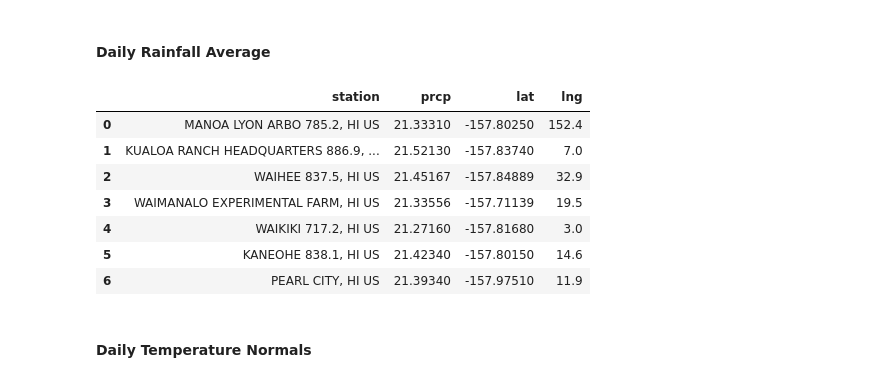
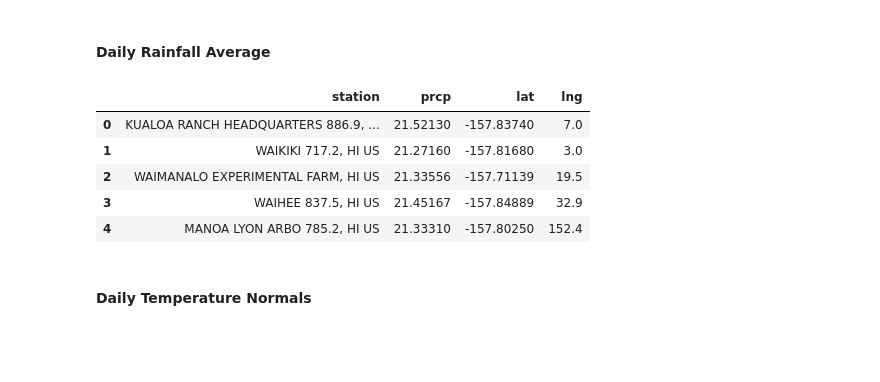
Before and after one commit to SJackson7/Surfs_Up, a Jupyter notebook: trip.ipynb, the cells around one changed output. Drawn from its saved outputs; the diff is of its cells as text; code cells hidden in the pictures; blank space fills up the shorter version.

```diff
--- a/trip.ipynb
+++ b/trip.ipynb
@@ -91,23 +91,22 @@ plt.show()
 # %%
 # calculating the total amount of rainfall per weather station for trip dates using the previous year's matching dates.
 # sorted in descending order by precipitation amount and list the station, name, latitude, longitude, and elevation
 sel = [station.name, station.latitude, station.longitude, station.elevation]
-precip_data = session.query(*sel).filter(measurement.station == station.station )\
-                       .filter(measurement.date.between('2016-08-07','2017-08-07'))\
+precip_data = session.query(*sel).filter(station.station == measurement.station )\
+                       .filter(measurement.date >= '2017-08-01')\
+                       .filter(measurement.date <= '2017-08-07')\
                        .group_by(measurement.station)\
                        .order_by(measurement.prcp.desc()).all()
 
 precip_df = me.DataFrame(precip_data, columns=['station','prcp','lat','lng'])
 precip_df
 # %% [output]
 |  | station | prcp | lat | lng |
-| 0 | MANOA LYON ARBO 785.2, HI US | 21.33310 | -157.80250 | 152.4 |
-| 1 | KUALOA RANCH HEADQUARTERS 886.9, ... | 21.52130 | -157.83740 | 7.0 |
-| 2 | WAIHEE 837.5, HI US | 21.45167 | -157.84889 | 32.9 |
-| 3 | WAIMANALO EXPERIMENTAL FARM, HI US | 21.33556 | -157.71139 | 19.5 |
-| 4 | WAIKIKI 717.2, HI US | 21.27160 | -157.81680 | 3.0 |
-| 5 | KANEOHE 838.1, HI US | 21.42340 | -157.80150 | 14.6 |
-| 6 | PEARL CITY, HI US | 21.39340 | -157.97510 | 11.9 |
+| 0 | KUALOA RANCH HEADQUARTERS 886.9, ... | 21.52130 | -157.83740 | 7.0 |
+| 1 | WAIKIKI 717.2, HI US | 21.27160 | -157.81680 | 3.0 |
+| 2 | WAIMANALO EXPERIMENTAL FARM, HI US | 21.33556 | -157.71139 | 19.5 |
+| 3 | WAIHEE 837.5, HI US | 21.45167 | -157.84889 | 32.9 |
+| 4 | MANOA LYON ARBO 785.2, HI US | 21.33310 | -157.80250 | 152.4 |
 # %% [markdown]
 #### Daily Temperature Normals
 # %%
```
Also changed, not shown: parts of 2 cells of this notebook, 2 other files.
